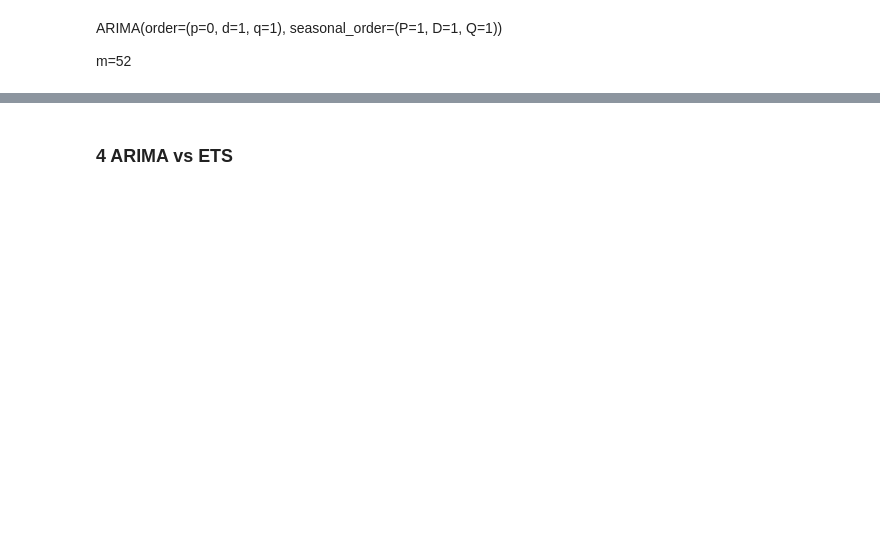
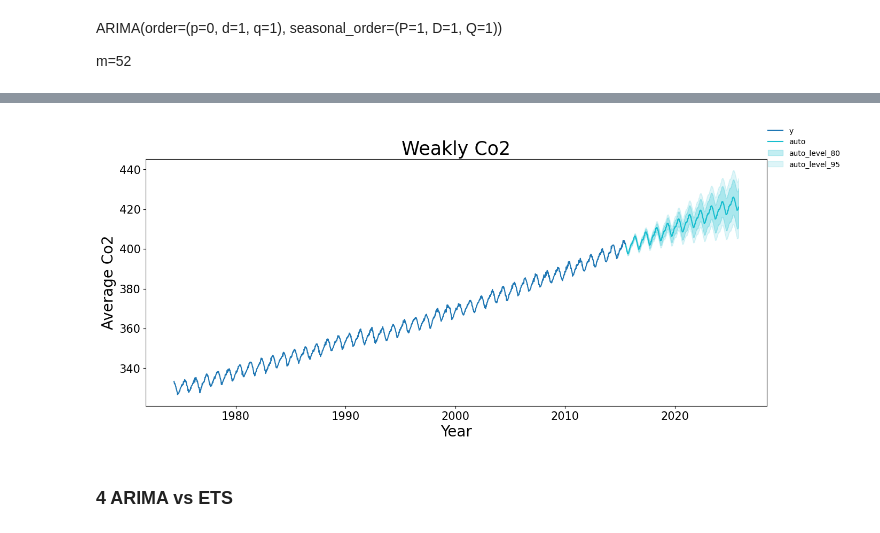
Before and after one commit to HannaHalka/Time-Series, a Jupyter notebook: Ass6/Assignment6.ipynb, the cells around one changed output, grey strips where cells are left out. Drawn from its saved outputs; the diff is of its cells as text; code cells hidden in the pictures; blank space fills up the shorter version.

```diff
--- a/Ass6/Assignment6.ipynb
+++ b/Ass6/Assignment6.ipynb
@@ -308,17 +331,24 @@ ljung_box
 # %%
+fig, ax = plt.subplots(figsize=(12, 4))
+
 plot_series(
   df=train,
   forecasts_df=forecasts.reset_index()[
     [
       "unique_id", "ds", "auto",
       "auto-lo-80", "auto-lo-95",
       "auto-hi-80", "auto-hi-95",
     ]
   ],
   level=[80, 95], rm_legend=False,
-  xlabel="Month [1M]", ylabel="Number of people (millions)",
-  title="US employment: leisure and hospitality"
+  xlabel="Year", ylabel="Average Co2",
+  title="Weakly Co2", ax=ax,
 )
+
+ax.axvline(pd.to_datetime("2015-07-05"), color="black", ls="--")
+plt.show()
+# %% [output]
+[figure, added]
 # %% [markdown]
 ### 4 ARIMA vs ETS
 # %%
```
Also changed, not shown: parts of 17 cells of this notebook, 2 other files.
